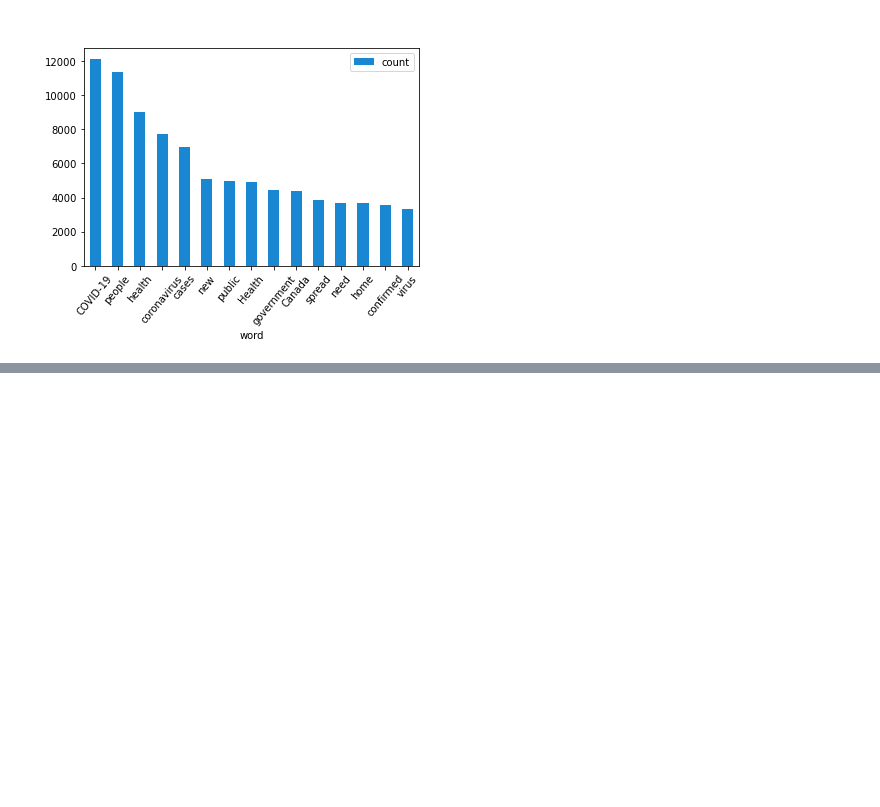
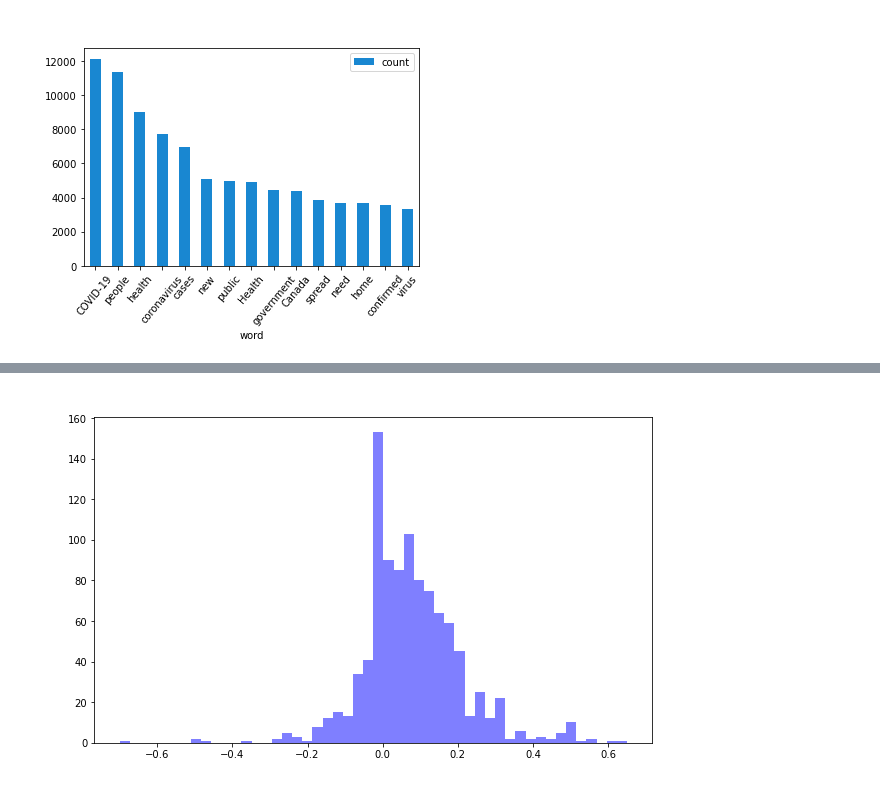
Before and after one commit to FairyGandhi/team-mount-elbert, a Jupyter notebook: Project Code.ipynb, the cells around one changed output, grey strips where cells are left out. Saved outputs shown, nothing was run; the diff lists cells and outputs as text; code cells hidden in the pictures; blank space fills up the shorter version.

```diff
--- a/Project Code.ipynb
+++ b/Project Code.ipynb
@@ -19,3 +17,5 @@ dataframe_csv = sc.read.csv('news.csv',header = 'True',inferSchema='True')
+# %%
+news_df = sqlContext.read.csv(r'C:\Users\Junji\Documents\GitHub\team-mount-elbert\news.csv', header=True)
 # %%
 news_df.show()
 # %% [output]
@@ -402,0 +403,4 @@ news_df.write.parquet('news_df_parquet')
+# %%
+pandas_df = news_df.toPandas()
+pandas_df_noNA = pandas_df[pandas_df['authors'].notna()]
+pandas_df_noNA
@@ -402,0 +421,6 @@ news_df.write.parquet('news_df_parquet')
+# %%
+text_sample = pandas_df[['authors','text']].sample(1000)
+def detect_polarity(text):
+    return TextBlob(text).sentiment.polarity
+text_sample['polarity'] = text_sample.text.apply(detect_polarity)
+text_sample.head(100)
@@ -402,0 +441,10 @@ news_df.write.parquet('news_df_parquet')
+# %%
+num_bins = 50
+plt.figure(figsize=(10,6))
+n, bins, patches = plt.hist(text_sample.polarity, num_bins, facecolor='blue', alpha=0.5)
+plt.xlabel('Polarity', color='w', fontsize=20)
+plt.ylabel('Count', color='w', fontsize=20)
+plt.title('Histogram of Polarity for Covid-19 News Articles', color='w', fontsize=20)
+plt.show();
+# %% [output]
+[figure, added]
```
Also changed, not shown: parts of 12 cells of this notebook.
